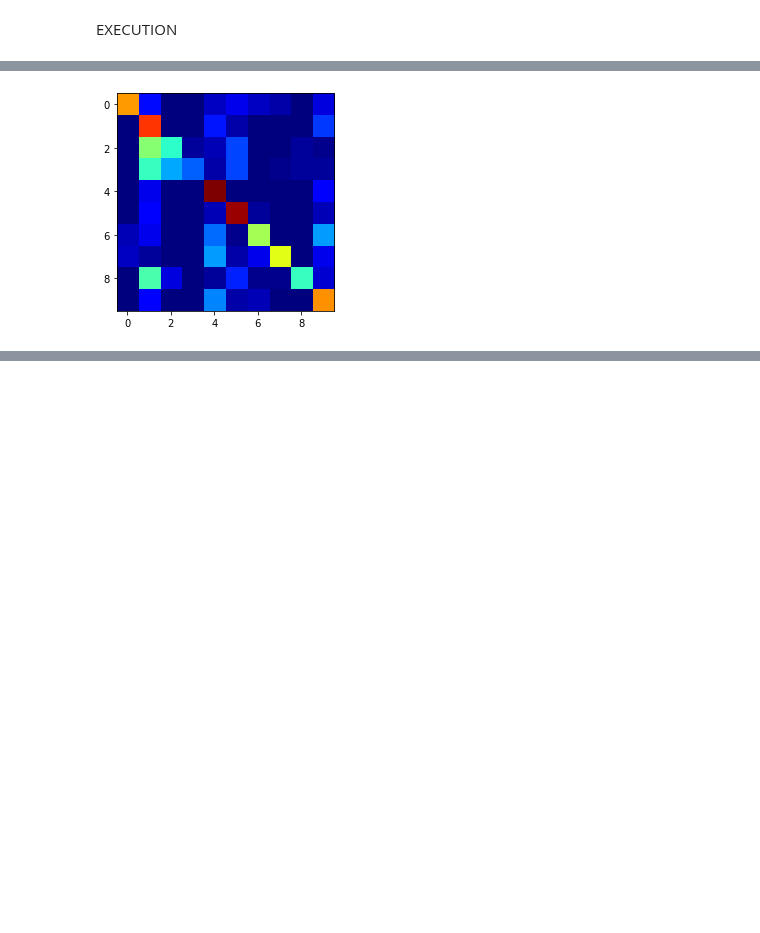
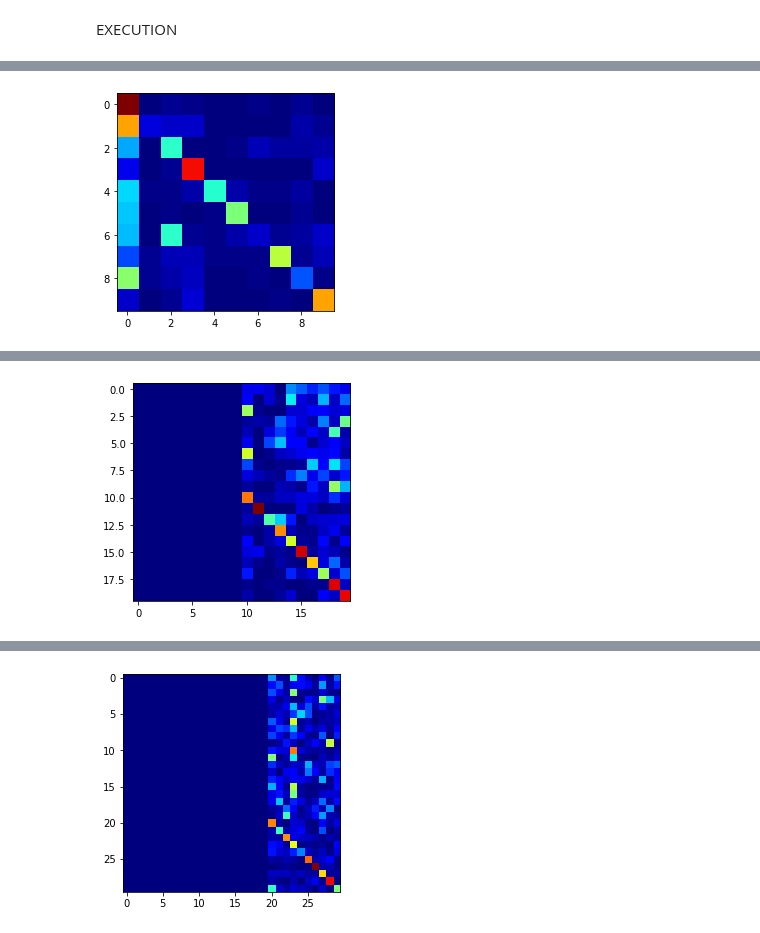
Before and after one commit to FrancescoManca-FM/Project_MLDL, a Jupyter notebook: incrementalLearningWithoutForgetting.ipynb, the cells around one changed output, grey strips where cells are left out. Cells and saved outputs as stored; diff of their text form; code cells hidden in the pictures; blank space fills up the shorter version.

Commit message:
train val e test (non ricorda niente!)

```diff
--- a/incrementalLearningWithoutForgetting.ipynb
+++ b/incrementalLearningWithoutForgetting.ipynb
@@ -243,9 +243,9 @@ LWF(
 # %%
 lr = 0.01
 decay = 0.00001
-epochs = 40
+epochs = 20
 momentum = 0.9
-factor = 1
+factor = 5
 # %%
 import torch.optim as optim
 import torch.nn as nn
@@ -328,8 +328,8 @@ def training(trainloader, iteration, network, device, epochs, num_classes):
     network.increment_classes(num_classes)
     network.to(device)
 
-  net = network.feature_extractor
-  net = net.to(device)
+  # net = network.feature_extractor
+  # net = net.to(device)
 
   optimizer = optim.SGD(network.parameters(), lr = lr, weight_decay=decay,momentum= momentum)
 
@@ -347,7 +347,7 @@ def training(trainloader, iteration, network, device, epochs, num_classes):
 
       optimizer.zero_grad()
 
-      logits = network.forward(inputs)
+      """logits = network.forward(inputs)
 
       distilled_targets = get_one_hot(labels, num_current_classes, device)
 
@@ -356,7 +356,12 @@ def training(trainloader, iteration, network, device, epochs, num_classes):
         distilled_targets[:, 0:num_classes_till_previous_step] = torch.sigmoid(logits_old)
 
 
-      loss = bceLoss(logits, distilled_targets) * (num_current_classes / total_classes)
+      loss = bceLoss(logits, distilled_targets) * (num_current_classes / total_classes)"""
+
+      #cross tentativo
+      outputs = network.forward(inputs)
+      loss = nn.CrossEntropyLoss()(outputs,labels)
+
 
       # redesign the weights evaluating the performance of the network
       loss.backward()
@@ -367,7 +372,6 @@ def training(trainloader, iteration, network, device, epochs, num_classes):
       if i % 20 == 19:
         print('[%d, %5d] loss: %.3f' % (epoch + 1, i + 1, running_loss / 20))
         running_loss = 0.0
-  del net
 # %%
 def get_one_hot(target,num_class, device):
   one_hot=torch.zeros(target.shape[0],num_class).to(device)
@@ -523,11 +527,11 @@ for j in range(len(testset)):
 # evaluate the network on the first 10 classes
 # train the network on the second 10 classes (adding 10 output layers)
 # evaluate the network on the first 20 classes
-iterations = 10 #5
-num_classes = 10 #20
+iterations = 10
+num_classes = 10
 test_iter = [] #initialized here because we test over all the classes not only those one in which I train
 acc = []
-
+val_setL = []
 for i in range(iterations):
   classes_current_iter = range(i*num_classes, i*num_classes+num_classes)
   train_iter = []
@@ -538,12 +542,34 @@ for i in range(iterations):
     if (testset[l][-1] in classes_current_iter):
       test_iter.append(testset[l])
 
-  train_loader = torch.utils.data.DataLoader(train_iter, shuffle = True, batch_size=batch_size, num_workers=2)
+
+  train_set, val_set = torch.utils.data.random_split(train_iter, [4000, 1000])
+
+  for z in range(len(val_set)):
+    val_setL.append(val_set[z])
+
+
+
+  train_loader = torch.utils.data.DataLoader(train_set, shuffle = True, batch_size=batch_size, num_workers=2)
+  valid_loader = torch.utils.data.DataLoader(val_setL,shuffle = True, batch_size=batch_size, num_workers=2)
+
+
   test_loader = torch.utils.data.DataLoader(test_iter, shuffle = True, batch_size = batch_size, num_workers=2)
   print("Train the network, iteration: ", i, " on classes: ", classes_current_iter)
 
+
+  print("train_set lenght: ", len(train_set))
+  print("val_set length: ", len(val_set))
+  print("val_setL length: ", len(val_setL))
+
+
   training(train_loader, i, net, device, epochs, num_classes) # Train the network with 10 classes at a time
-  print("after training: ", net.fc.weight.data)
-  test(test_loader, i, net, acc) # Test the network with all classes seen until this iteration
+  # print("after training: ", net.fc.weight.data)
+
+  # Test the network with all classes seen until this iteration on the validation set
+  test(valid_loader, i, net, acc)
+
+  # Test the network with all classes seen until this iteration on the test set
+  # test(test_loader, i, net, acc)
 # %% [output]
 Train the network, iteration:  0  on classes:  range(0, 10)
@@ -564,3 +590,3 @@ Train the network, iteration:  0  on classes:  range(0, 10)
 confusion matrix shape:  torch.Size([10, 10])
 ITERATION:  0
-[figure, old version]
+[figure, new version]
@@ -578,0 +610 @@ Train the network, iteration:  1  on classes:  range(10, 20)
+[figure, added]
@@ -578,0 +628 @@ Train the network, iteration:  1  on classes:  range(10, 20)
+[figure, added]
```
Also changed, not shown: parts of 3 cells of this notebook.
